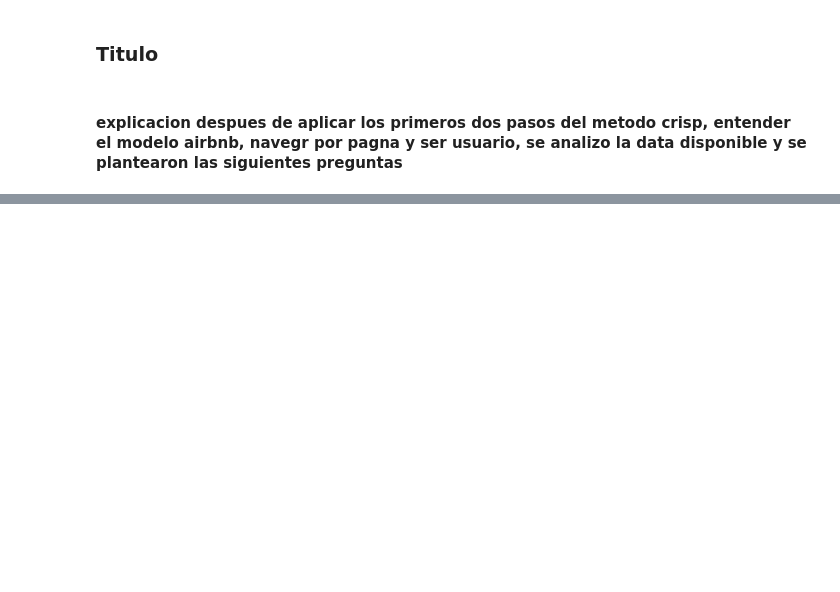
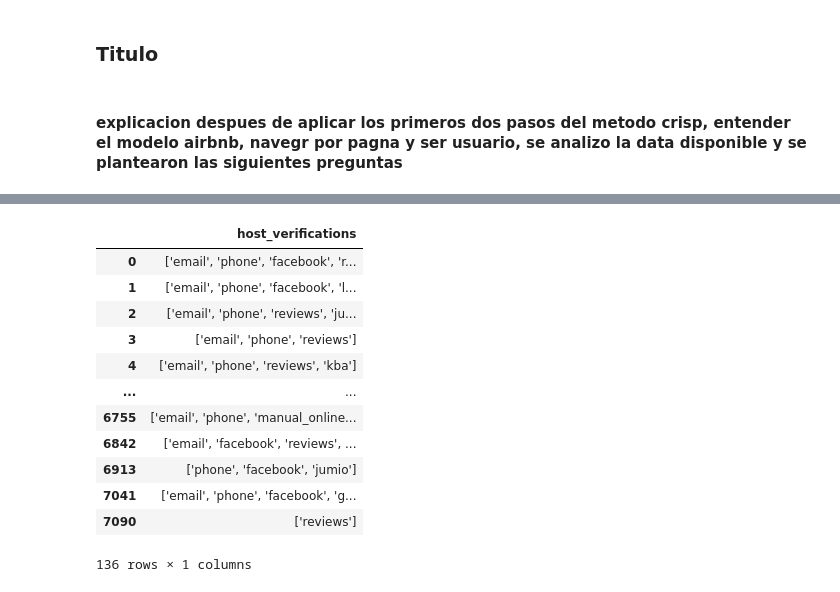
Before and after one commit to jordiagv/project1_datascientist_nanodegree, a Jupyter notebook: data_analisis_project1.ipynb, the cells around one changed output, grey strips where cells are left out. Cells and saved outputs as stored; diff of their text form; code cells hidden in the pictures; blank space fills up the shorter version.

```diff
--- a/data_analisis_project1.ipynb
+++ b/data_analisis_project1.ipynb
@@ -53,9 +53,10 @@ columns_of_interest = ['experiences_offered','host_location','host_response_time
                        'host_verifications','host_has_profile_pic','host_identity_verified','zipcode','city',
                        'latitude','longitude','property_type','room_type','accommodates','bathrooms','bedrooms','beds',
                        'bed_type','amenities','price','guests_included','extra_people','minimum_nights','maximum_nights',
-                       'calendar_updated','number_of_reviews','review_scores_rating','review_scores_cleanliness',
-                       'review_scores_checkin','review_scores_communication','review_scores_location','review_scores_value',
-                       'requires_license','instant_bookable','cancellation_policy','require_guest_profile_picture',
-                       'require_guest_phone_verification','calculated_host_listings_count','reviews_per_month','occupation_percentage']
+                       'number_of_reviews','review_scores_rating','review_scores_cleanliness','review_scores_checkin',
+                       'review_scores_communication','review_scores_location','review_scores_value','requires_license',
+                       'instant_bookable','cancellation_policy','require_guest_profile_picture',
+                       'require_guest_phone_verification','calculated_host_listings_count','reviews_per_month',
+                       'occupation_percentage']
 
 df = df[columns_of_interest]
@@ -93,0 +84,19 @@ categorical_butwrong = ["host_response_rate","host_acceptance_rate","price","ext
+# %%
+# Columns with unique values are removed because they do not add anything to the analysis
+unique_value_columns = ["experiences_offered","requires_license"]
+df = df.drop(unique_value_columns, axis=1)
+# %%
+'''
+Columns with only true and false values and columns with few different values can be easily processed
+with the get_dummies function because it will not generate an exaggerated number of new columns
+'''
+
+boolean_value_columns = ["host_is_superhost","host_has_profile_pic","host_identity_verified","instant_bookable",
+                         "require_guest_profile_picture","require_guest_phone_verification"]
+
+categoricalfewvalues_columns = ["host_response_time","room_type","bed_type","cancellation_policy"]
+
+boolean_fewvalues_columns = categoricalfewvalues_columns + categoricalmanyvalues_columns
+
+for var in  boolean_fewvalues_columns:
+    df = pd.concat([df.drop(var, axis=1), pd.get_dummies(df[var], prefix=var, prefix_sep='_', drop_first=True)], axis=1)
@@ -93,0 +112,16 @@ categorical_butwrong = ["host_response_rate","host_acceptance_rate","price","ext
+# %%
+df[['host_verifications']].drop_duplicates()
+# %% [output]
+|  | host_verifications |
+| 0 | ['email', 'phone', 'facebook', 'r... |
+| 1 | ['email', 'phone', 'facebook', 'l... |
+| 2 | ['email', 'phone', 'reviews', 'ju... |
+| 3 | ['email', 'phone', 'reviews'] |
+| 4 | ['email', 'phone', 'reviews', 'kba'] |
+| ... | ... |
+| 6755 | ['email', 'phone', 'manual_online... |
+| 6842 | ['email', 'facebook', 'reviews', ... |
+| 6913 | ['phone', 'facebook', 'jumio'] |
+| 7041 | ['email', 'phone', 'facebook', 'g... |
+| 7090 | ['reviews'] |
+136 rows × 1 columns
```
Also changed, not shown: parts of 9 cells of this notebook.
